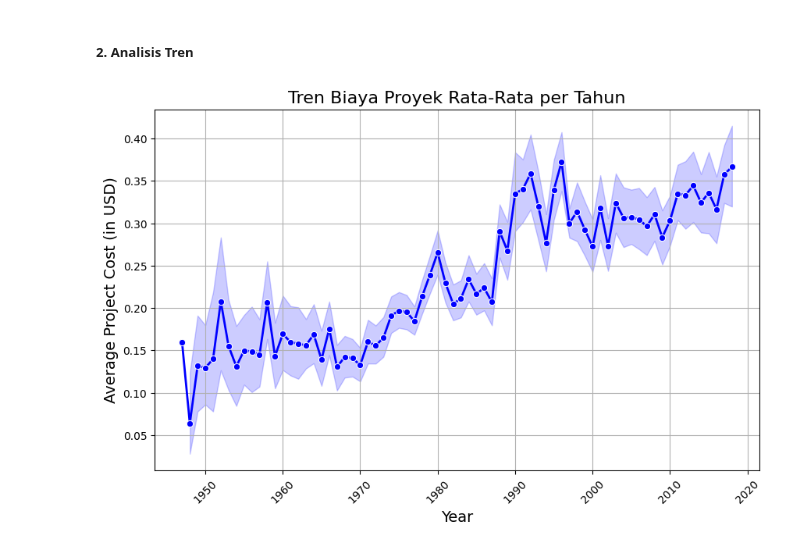
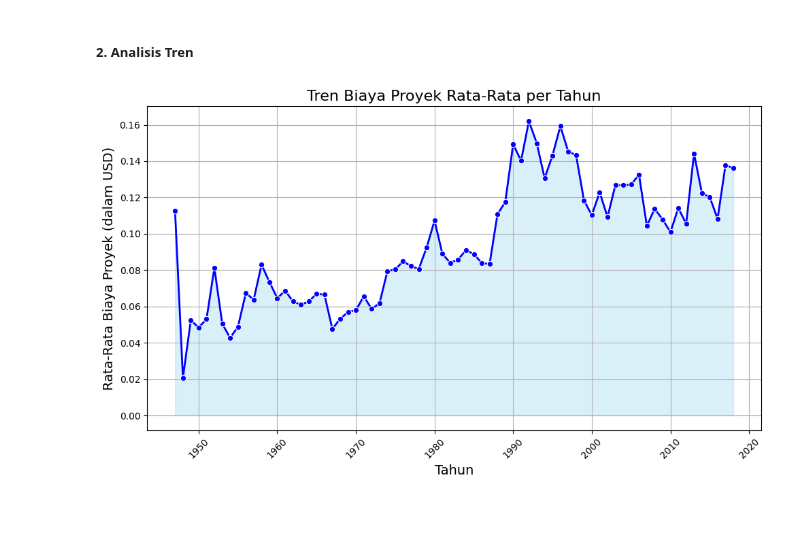
Before and after one commit to putridia/mini_project, a Jupyter notebook: app.ipynb, the cells around one changed output. Cells and saved outputs as stored; diff of their text form; code cells hidden in the pictures; blank space fills up the shorter version.

Commit message:
update mini project de

```diff
--- a/app.ipynb
+++ b/app.ipynb
@@ -2031,24 +2058,37 @@ Wilayah dengan jumlah proyek 'Closed' terbanyak adalah 'Africa' dengan total 277
 # %% [markdown]
 ##### 2. Analisis Tren
 # %%
-# Tren lendprojectcost dari tahun ke tahun
+projects_data_cleaned = pd.read_csv("datasets-cleaned/projects_data_cleaned.csv")
+
+# Konversi kolom 'boardapprovaldate' ke tipe datetime
+projects_data_cleaned['boardapprovaldate'] = pd.to_datetime(projects_data_cleaned['boardapprovaldate'])
+
+# Ekstrak tahun dari kolom 'boardapprovaldate'
+projects_data_cleaned['year'] = projects_data_cleaned['boardapprovaldate'].dt.year
+
+# Hitung rata-rata biaya proyek untuk setiap tahun
+avg_project_cost_by_year = projects_data_cleaned.groupby('year')['lendprojectcost'].mean().reset_index()
+
+# Plot tren biaya proyek rata-rata per tahun
 plt.figure(figsize=(10, 6))
+sns.lineplot(data=avg_project_cost_by_year, x='year', y='lendprojectcost', marker='o', color='blue', linewidth=2)
 
-# Plot garis tren dengan penambahan titik
-sns.lineplot(data=projects_data_cleaned, x='board_approval_year', y='lendprojectcost', estimator='mean', marker='o', color='blue', linewidth=2)
+# Tambahkan efek bayangan
+plt.fill_between(avg_project_cost_by_year['year'], avg_project_cost_by_year['lendprojectcost'], color='skyblue', alpha=0.3)
 
-# Penambahan label dan judul
+# Label dan judul
 plt.title('Tren Biaya Proyek Rata-Rata per Tahun', fontsize=16)
-plt.xlabel('Year', fontsize=14)
-plt.ylabel('Average Project Cost (in USD)', fontsize=14)
+plt.xlabel('Tahun', fontsize=14)
+plt.ylabel('Rata-Rata Biaya Proyek (dalam USD)', fontsize=14)
 
-# Penambahan grid
+# Grid
 plt.grid(True)
 
 # Rotasi label sumbu x
 plt.xticks(rotation=45)
 
-# Menampilkan plot
+# Tampilkan plot
+plt.tight_layout()
 plt.show()
 # %% [output]
-[figure, old version]
+[figure, new version]
```
Also changed, not shown: parts of 26 cells of this notebook, 4 other files.
